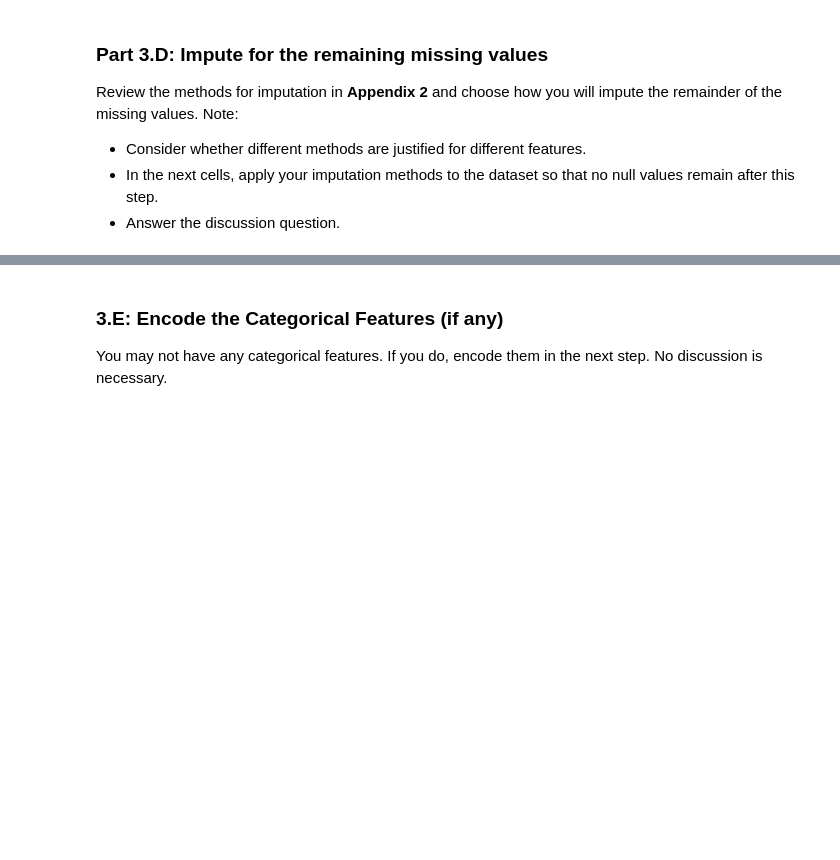
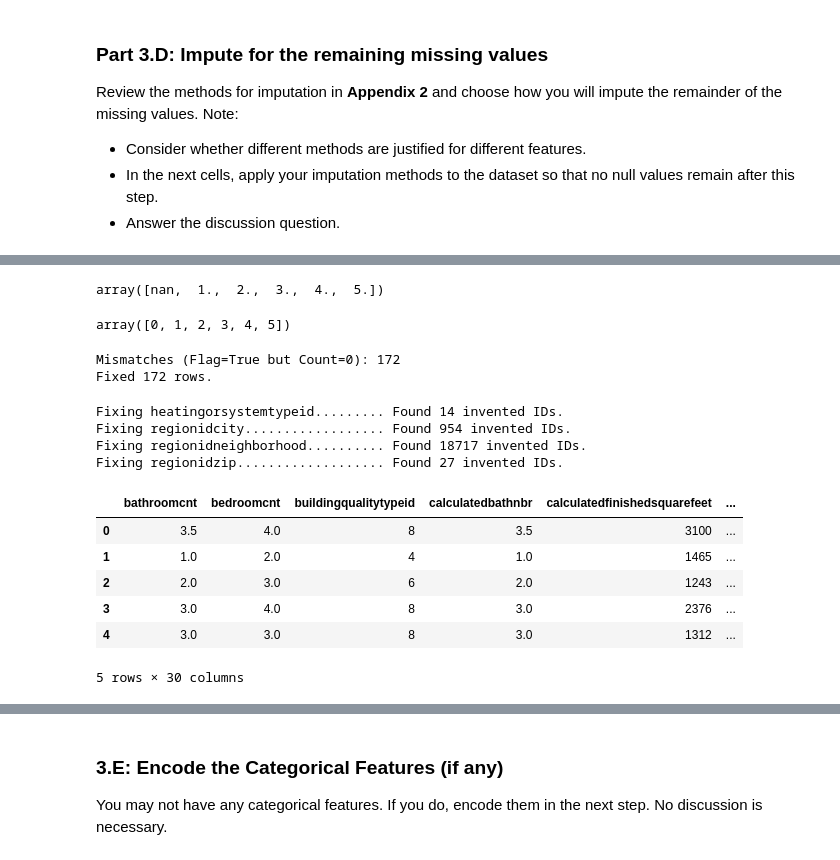
Before and after one commit to aidandig/Mod-3-Milestones-Group-78, a Jupyter notebook: Milestone_01.ipynb, the cells around one changed output, grey strips where cells are left out. Cells and saved outputs as stored; diff of their text form; code cells hidden in the pictures; blank space fills up the shorter version.

Commit message:
imputed data - complete

```diff
--- a/Milestone_01.ipynb
+++ b/Milestone_01.ipynb
@@ -710,0 +906,8 @@ df_clean = outliers_removed.copy()
+# %%
+df['fireplacecnt'].unique()
+# %% [output]
+array([nan,  1.,  2.,  3.,  4.,  5.])
+# %%
+df_clean['fireplacecnt'].unique()
+# %% [output]
+array([0, 1, 2, 3, 4, 5])
@@ -710,0 +934,60 @@ df_clean = outliers_removed.copy()
+# %%
+# Cross-check values to ensure the flag is consistent with the fireplacecnt (can't have 0 fireplacecnt if flag is True)
+
+# align indexes since df_clean has dropped samples
+aligned_flag = df['fireplaceflag'].reindex(df_clean.index)
+
+flag_true = (aligned_flag == True)
+count_zero = (df_clean['fireplacecnt'] == 0).values
+
+mismatch_mask = flag_true & count_zero
+mismatch_count = mismatch_mask.sum()
+
+print(f"Mismatches (Flag=True but Count=0): {mismatch_count}")
+
+# give the mismatched samples 1 fireplacecnt to make the logic between two features consistent
+if mismatch_count > 0:
+    df_clean.loc[mismatch_mask, 'fireplacecnt'] = 1
+    print(f"Fixed {mismatch_count} rows.")
+# %% [output]
+Mismatches (Flag=True but Count=0): 172
+Fixed 172 rows.
+# %%
+# Check imputations and rounded values for the identifier features to ensure it didn't create a new identifier outside of the original data
+
+id_cols = ['buildingqualitytypeid', 'heatingorsystemtypeid', 'propertylandusetypeid', 'regionidcity', 'regionidcounty', 'regionidneighborhood', 'regionidzip']
+
+for col in id_cols:
+
+    # Original data values
+    valid_id = np.sort(df[col].dropna().unique())
+
+    # Imputed data values
+    current_vals = df_clean[col].unique()
+
+    # Check for invalid IDs (not one of the original values)
+    invalid_vals = [i for i in current_vals if i not in valid_id]
+
+    if invalid_vals:
+        print(f"Fixing {col:.<30} Found {len(invalid_vals)} invented IDs.")
+
+        # finds the closest valid_id to the invalid_vals
+        mapped = {invalid: valid_id[np.abs(valid_id - invalid).argmin()] for invalid in invalid_vals}
+
+        # replace invalid_vals with the closest valid_id
+        df_clean[col] = df_clean[col].replace(mapped)
+# %% [output]
+Fixing heatingorsystemtypeid......... Found 14 invented IDs.
+Fixing regionidcity.................. Found 954 invented IDs.
+Fixing regionidneighborhood.......... Found 18717 invented IDs.
+Fixing regionidzip................... Found 27 invented IDs.
+# %%
+df_clean.head()
+# %% [output]
+|  | bathroomcnt | bedroomcnt | buildingqualitytypeid | calculatedbathnbr | calculatedfinishedsquarefeet | ... |
+| 0 | 3.5 | 4.0 | 8 | 3.5 | 3100 | ... |
+| 1 | 1.0 | 2.0 | 4 | 1.0 | 1465 | ... |
+| 2 | 2.0 | 3.0 | 6 | 2.0 | 1243 | ... |
+| 3 | 3.0 | 4.0 | 8 | 3.0 | 2376 | ... |
+| 4 | 3.0 | 3.0 | 8 | 3.0 | 1312 | ... |
+5 rows × 30 columns
```
Also changed, not shown: parts of 34 cells of this notebook.
